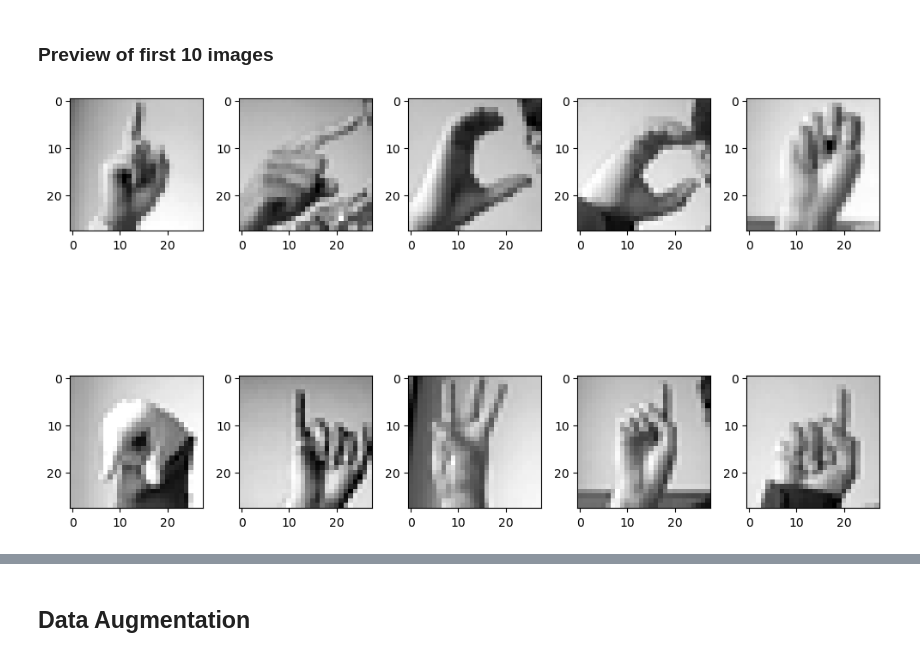
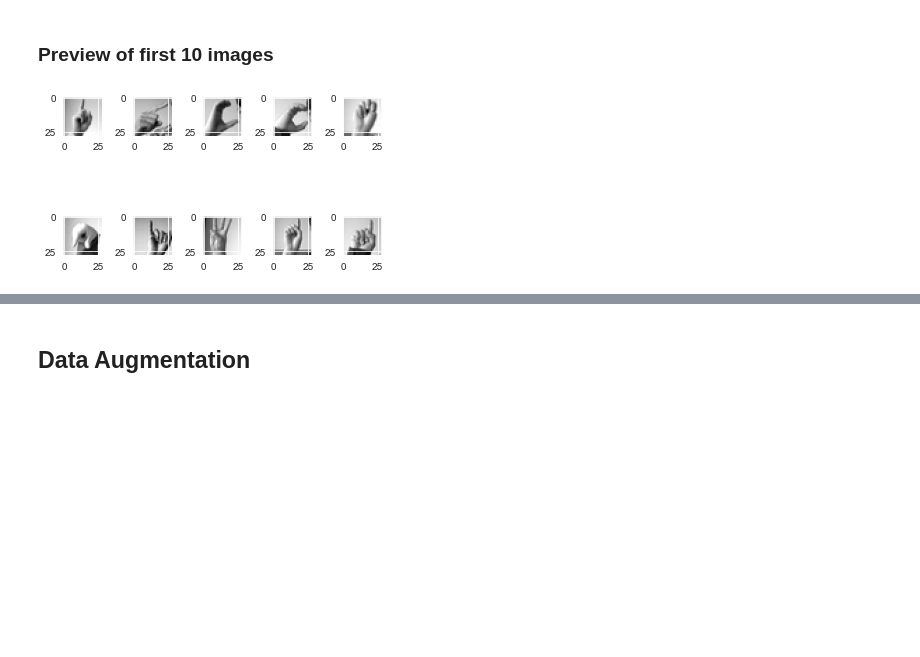
Before and after one commit to oyesaurav/Sign-Language-Recognition, a Jupyter notebook: sign-language-recognition.ipynb, the cells around one changed output, grey strips where cells are left out. Cells and saved outputs as stored; diff of their text form; code cells hidden in the pictures; blank space fills up the shorter version.

```diff
--- a/sign-language-recognition.ipynb
+++ b/sign-language-recognition.ipynb
@@ -15,7 +15,7 @@ from sklearn.metrics import classification_report,confusion_matrix
 ## Loading the data
 # %%
 import os
-data_dir = "/kaggle/input/sign-language-mnist/"
+data_dir = "dataset/"
 train_df = pd.read_csv(data_dir + "sign_mnist_train/sign_mnist_train.csv")
 test_df = pd.read_csv(data_dir + "sign_mnist_test/sign_mnist_test.csv")
 train_df.head()
@@ -55,0 +59,8 @@ del test_df['label']
+# %%
+y_train = train_df['label'] # We need Y values - labels
+y_test = test_df['label']
+
+x_train = train_df.drop('label',axis=1).values
+x_test = test_df.drop('label',axis=1).values
+
+print(x_train.shape)
@@ -63,5 +76,2 @@ y_test = label_binarizer.fit_transform(y_test)
 
 # https://stackoverflow.com/questions/50473381/scikit-learns-labelbinarizer-vs-onehotencoder
-# %%
-x_train = train_df.values
-x_test = test_df.values
@@ -79,12 +99,12 @@ x_test = x_test.reshape(-1,28,28,1)
 ### Preview of first 10 images
 # %%
 f, ax = plt.subplots(2,5)
-f.set_size_inches(10, 10)
+f.set_size_inches(5, 5)
 k = 0
 for i in range(2):
     for j in range(5):
         ax[i,j].imshow(x_train[k].reshape(28, 28) , cmap = "gray")
         k += 1
     plt.tight_layout()
 # %% [output]
-[figure, old version]
+[figure, new version]
```
Also changed, not shown: parts of 17 cells of this notebook, 2 other files.
